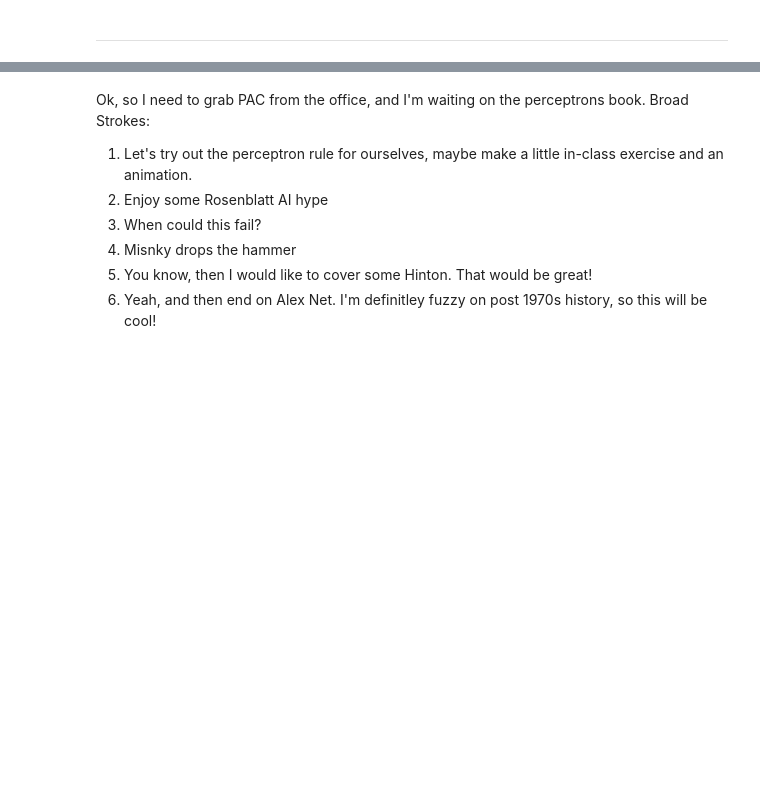
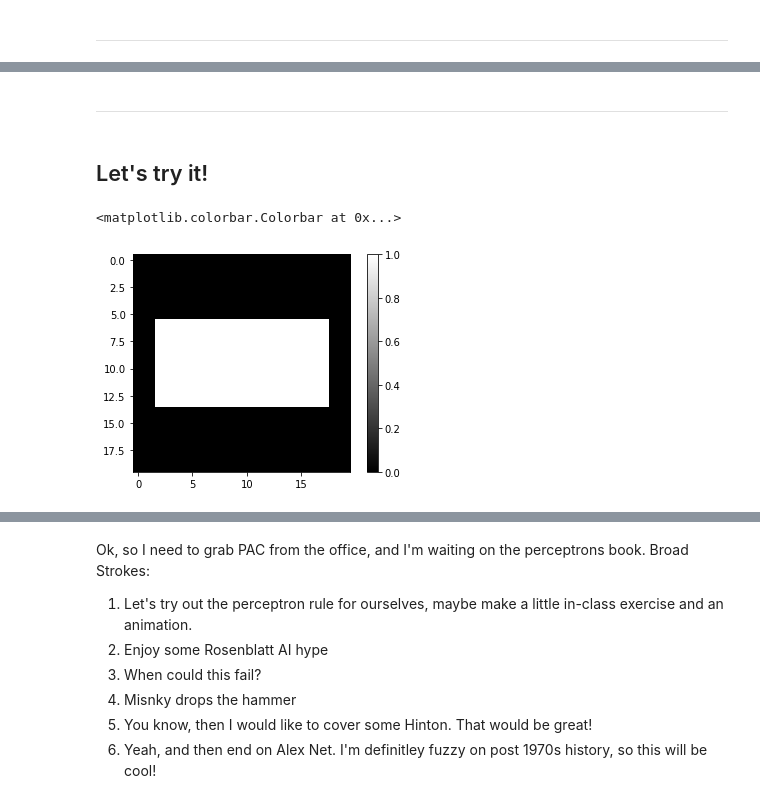
Before and after one commit to unccv/neural_networks, a Jupyter notebook: notebooks/A Brief History of Neural Networks.ipynb, the cells around one changed output, grey strips where cells are left out. Cells and saved outputs as stored; diff of their text form; code cells hidden in the pictures; blank space fills up the shorter version.

```diff
--- a/notebooks/A Brief History of Neural Networks.ipynb
+++ b/notebooks/A Brief History of Neural Networks.ipynb
@@ -377,0 +381,4 @@ Let's find out!
+# %% [markdown]
+___
+# %% [markdown]
+## Let's try it!
@@ -377,0 +388,14 @@ Let's find out!
+# %%
+width = 16
+height = 8
+shift_x = 2
+shift_y = 6
+im_shape = (20, 20)
+
+brick = make_synthetic_brick(im_shape, width, height, shift_x, shift_y)
+# %%
+imshow(brick, cmap = 'gray')
+colorbar()
+# %% [output]
+<matplotlib.colorbar.Colorbar at 0x...>
+[figure, added]
```
Also changed, not shown: parts of 29 cells of this notebook, 14 other files.
